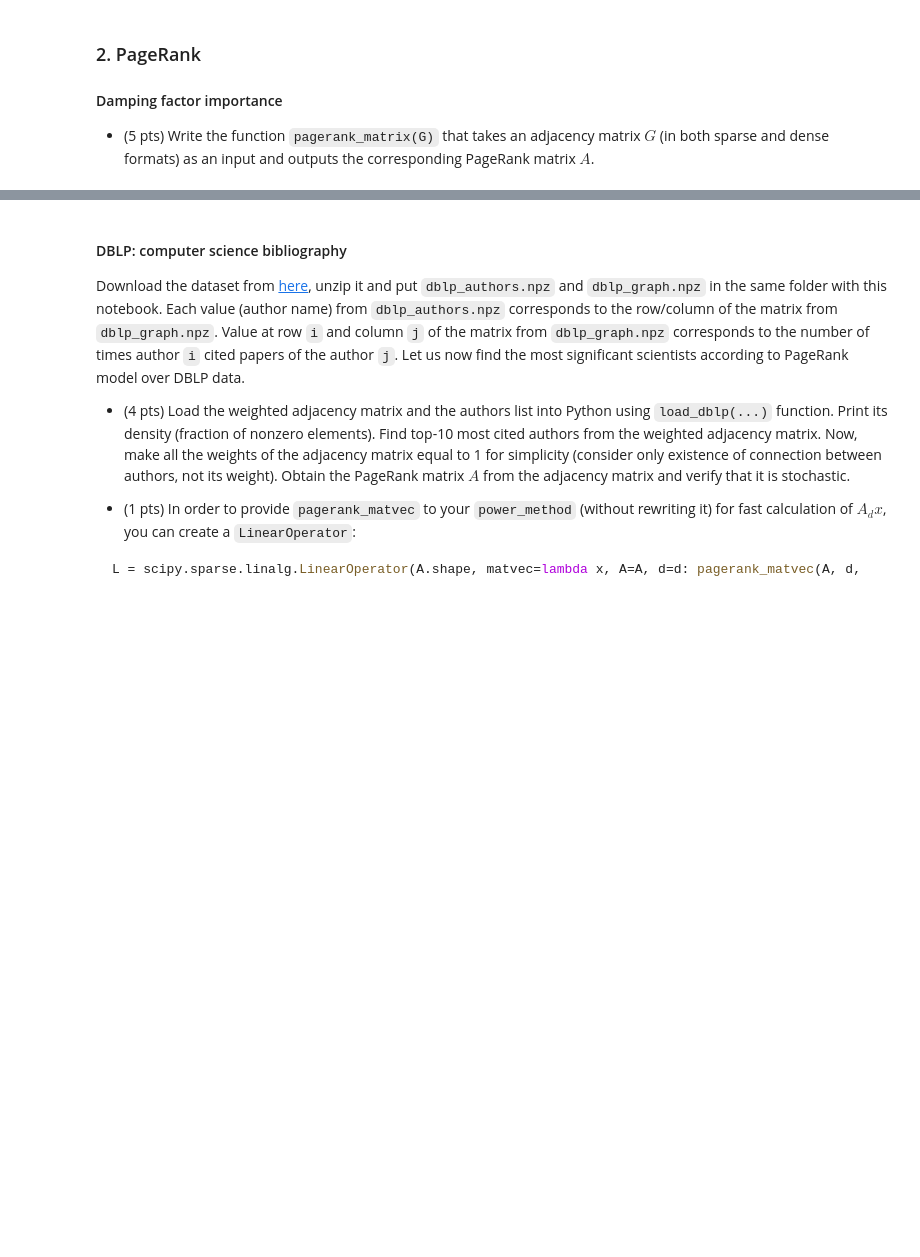
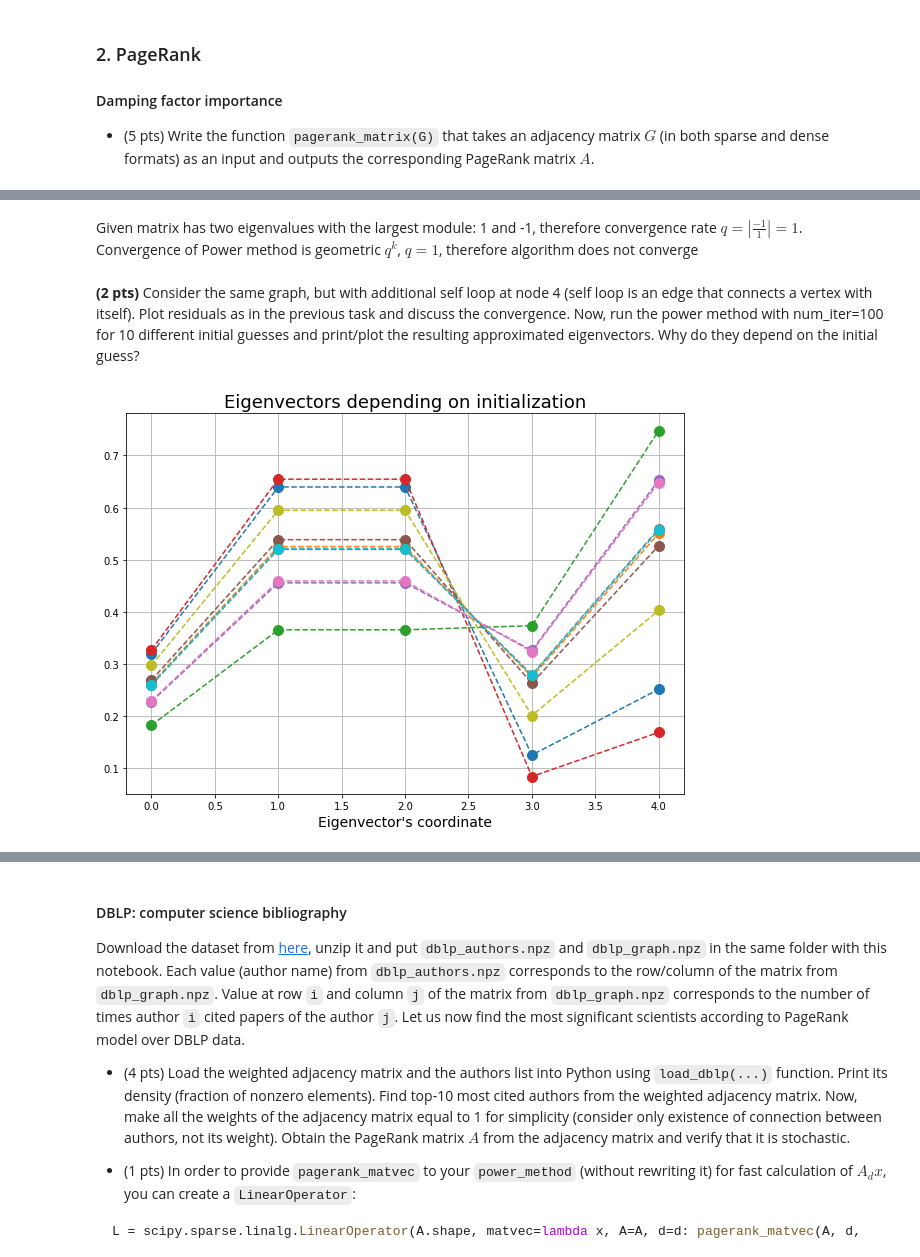
Before and after one commit to lit-leo/nla2019, a Jupyter notebook: psets/pset2/PS2.ipynb, the cells around one changed output, grey strips where cells are left out. Saved outputs shown, nothing was run; the diff lists cells and outputs as text; code cells hidden in the pictures; blank space fills up the shorter version.

```diff
--- a/psets/pset2/PS2.ipynb
+++ b/psets/pset2/PS2.ipynb
@@ -669,0 +1367,25 @@ Usually, graphs that arise in various areas are sparse (social, web, road networ
+# %% [markdown]
+Given matrix has two eigenvalues with the largest module: 1 and -1, therefore convergence rate $q = \left| \frac{-1}{1} \right| = 1$. Convergence of Power method is geometric $q^k$, $q=1$, therefore algorithm does not converge
+# %% [markdown]
+**(2 pts)** Consider the same graph, but with additional self loop at node 4 (self loop is an edge that connects a vertex with itself). Plot residuals as in the previous task and discuss the convergence. Now, run the power method with num_iter=100 for 10 different initial guesses and print/plot the resulting approximated eigenvectors. Why do they depend on the initial guess?
+# %%
+G_с = np.array([[0,0,1,0,0],[1,0,1,0,0],[0,1,0,0,0],[0,0,0,0,1],[0,0,0,1,1]])
+A_с = pagerank_matrix(G_с)
+# print(A, end='\n\n')
+
+eigs = []
+
+for i in range(10):
+    x, l, r = power_method(A_с, np.random.rand(A.shape[0]), num_iter=100)
+    eigs.append(x)
+
+plt.figure(figsize=(10, 7))
+for x in eigs:
+    plt.plot(x, linestyle='--', marker='o', markersize=10)
+plt.xlabel("Eigenvector's coordinate", fontsize=14)
+plt.title('Eigenvectors depending on initialization', fontsize=18)
+plt.grid()
+plt.show()
+# eigs
+# %% [output]
+[figure, added]
```
Also changed, not shown: parts of 81 cells of this notebook, 1 other file.
